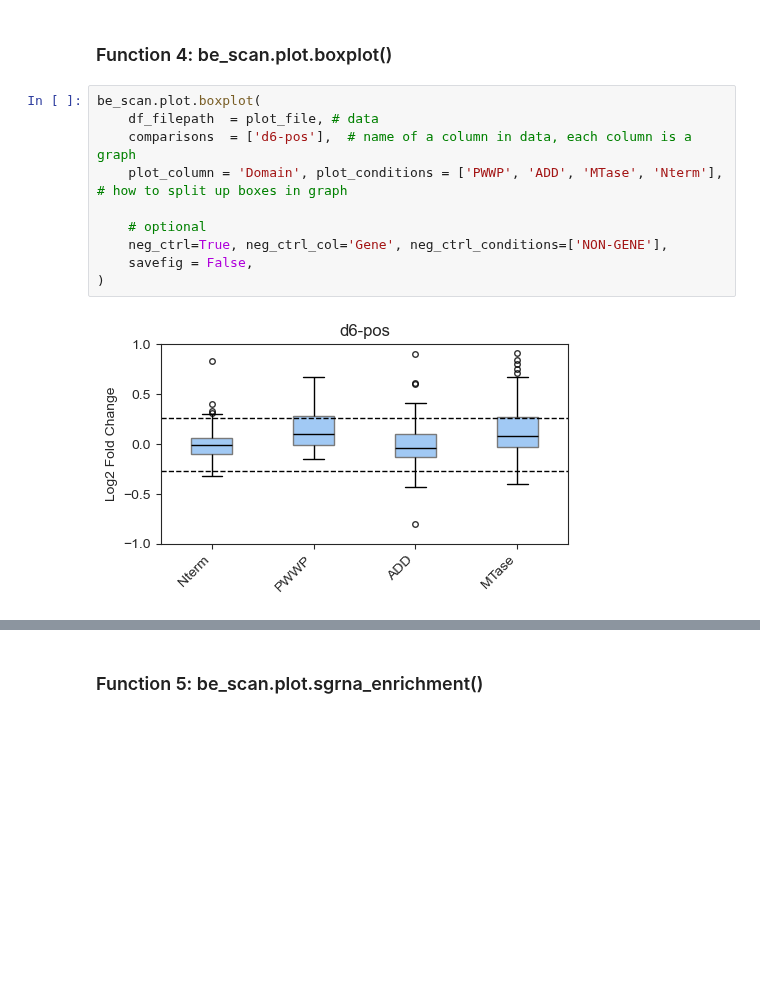
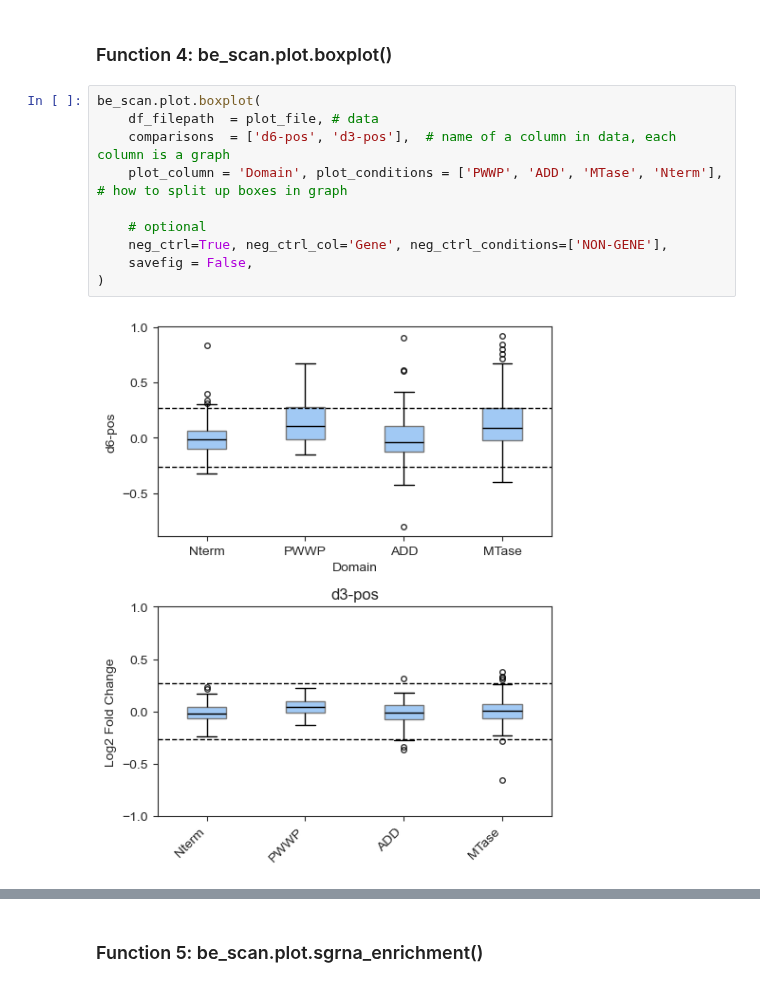
Before and after one commit to liaulab/be-scan, a Jupyter notebook: docs/source/notebooks/tutorial.ipynb, the cells around one changed output, grey strips where cells are left out. Saved outputs shown, nothing was run; the diff lists cells and outputs as text; blank space fills up the shorter version.

```diff
--- a/docs/source/notebooks/tutorial.ipynb
+++ b/docs/source/notebooks/tutorial.ipynb
@@ -401,12 +387,12 @@ R2: 0.5024655342867651
 # %%
 be_scan.plot.boxplot(
     df_filepath  = plot_file, # data
-    comparisons  = ['d6-pos'],  # name of a column in data, each column is a graph
+    comparisons  = ['d6-pos', 'd3-pos'],  # name of a column in data, each column is a graph
     plot_column = 'Domain', plot_conditions = ['PWWP', 'ADD', 'MTase', 'Nterm'], # how to split up boxes in graph
 
     # optional
     neg_ctrl=True, neg_ctrl_col='Gene', neg_ctrl_conditions=['NON-GENE'],
     savefig = False,
 )
 # %% [output]
-[figure, old version]
+[figure, new version]
```
Also changed, not shown: parts of 10 cells of this notebook, 1 other file.
